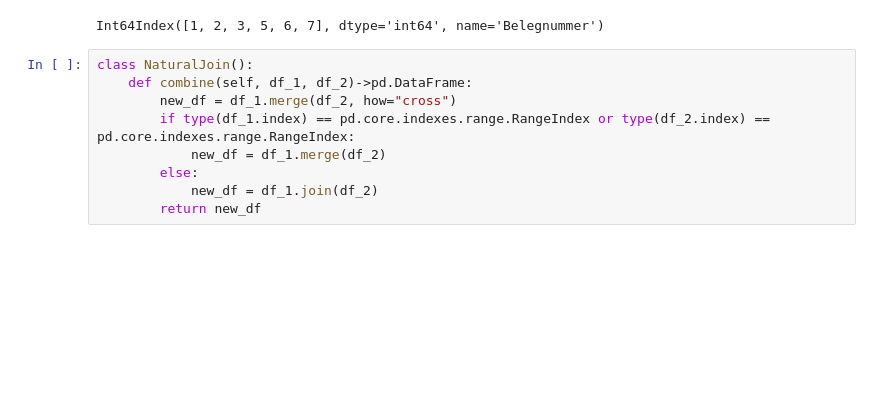
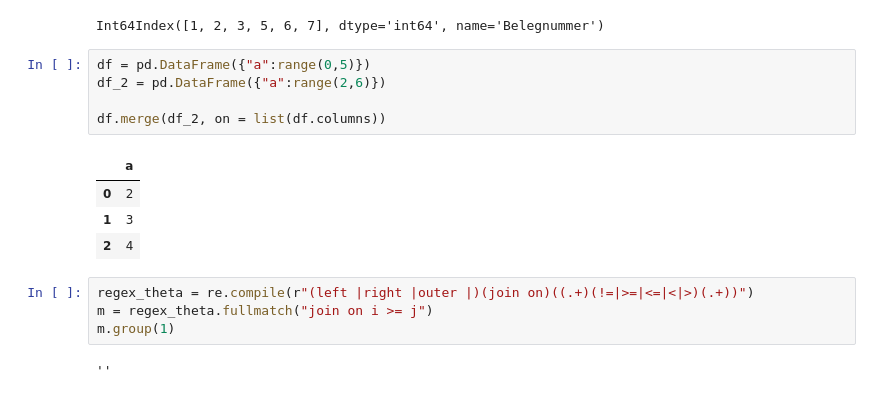
Before and after one commit to oilyshelf/AutomaModela, a Jupyter notebook: Notebooks/bpmn.ipynb, the cells around one changed output. Saved outputs shown, nothing was run; the diff lists cells and outputs as text; blank space fills up the shorter version.

```diff
--- a/Notebooks/bpmn.ipynb
+++ b/Notebooks/bpmn.ipynb
@@ -784,11 +784,18 @@ df_1.set_index("Belegnummer").index
 # %% [output]
 Int64Index([1, 2, 3, 5, 6, 7], dtype='int64', name='Belegnummer')
 # %%
-class NaturalJoin():
-    def combine(self, df_1, df_2)->pd.DataFrame:
-        new_df = df_1.merge(df_2, how="cross")
-        if type(df_1.index) == pd.core.indexes.range.RangeIndex or type(df_2.index) == pd.core.indexes.range.RangeIndex:
-            new_df = df_1.merge(df_2)
-        else:
-            new_df = df_1.join(df_2)
-        return new_df
+df = pd.DataFrame({"a":range(0,5)})
+df_2 = pd.DataFrame({"a":range(2,6)})
+
+df.merge(df_2, on = list(df.columns))
+# %% [output]
+|  | a |
+| 0 | 2 |
+| 1 | 3 |
+| 2 | 4 |
+# %%
+regex_theta = re.compile(r"(left |right |outer |)(join on)((.+)(!=|>=|<=|<|>)(.+))")
+m = regex_theta.fullmatch("join on i >= j")
+m.group(1)
+# %% [output]
+''
```
Also changed, not shown: parts of 4 cells of this notebook, 3 other files.
